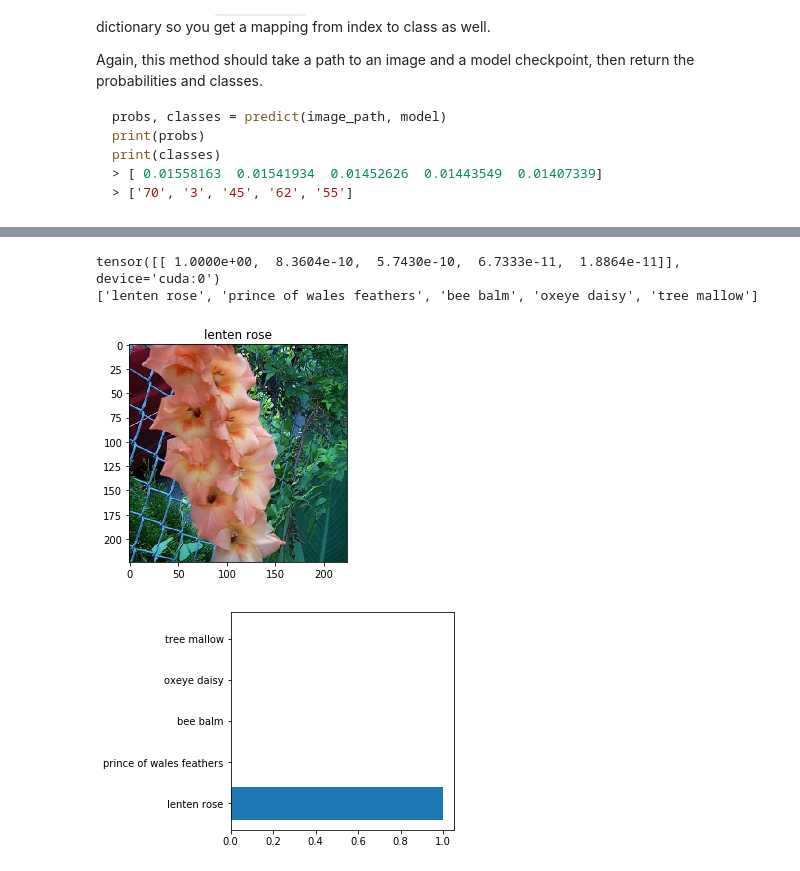
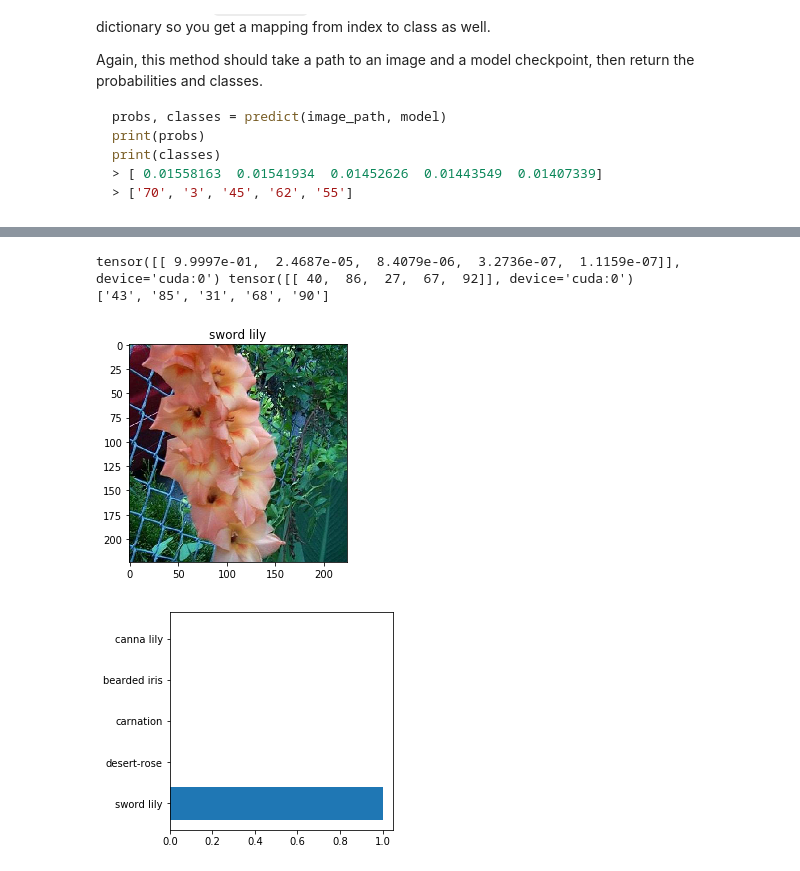
Before and after one commit to forestrywhale/DS2-Create-Image-Classifier, a Jupyter notebook: Image Classifier Project.ipynb, the cells around one changed output, grey strips where cells are left out. Saved outputs shown, nothing was run; the diff lists cells and outputs as text; code cells hidden in the pictures.

```diff
--- a/Image Classifier Project.ipynb
+++ b/Image Classifier Project.ipynb
@@ -458,9 +473,21 @@ def load_previous_model(filename, lr = 0.001):
     print(loaddata.keys())
     print(loaddata['class_to_idx'])
 
-    model = models.vgg16(pretrained=True)
+    model_name = loaddata['model_name']
+    if model_name == "vgg16":
+        model = models.vgg16(pretrained=True)
+    else:
+        model = models.vgg13(pretrained=True)
+
+    model.input_size = loaddata['input_size']
+    model.output_size = loaddata['output_size']
+    model.hidden_layers = loaddata['hidden_layers']
+    model.batch_size = loaddata['batch_size']
+    model.learning_rate = loaddata['learning_rate']
     model.classifier = loaddata['classifier']
     model.load_state_dict(loaddata['state_dict'])
+    model.epoch = loaddata["epoch"]
+    model.optimizer = loaddata['optimizer']
     model.class_to_idx = loaddata['class_to_idx']
     model.to('cuda')
 
@@ -680,31 +706,29 @@ print(train_data.class_to_idx)
 # %%
 # TODO: Display an image along with the top 5 classes
 # x_pos are possibilities
 # y_pos are indices
 x_pos, y_pos = predict("./flowers/train/43/image_02347.jpg",newmodel)
-print(x_pos)
-xp = x_pos[0].cpu().numpy()
+print(x_pos, y_pos )
 
-# change indices to class names
-y_names = []
-yn = y_pos[0].cpu().numpy()
-for item in yn:
+# Reverse the dict
+idx_to_class = {val: key for key, val in newmodel.class_to_idx.items()}
+# Get the correct indices
+top_classes = [idx_to_class[each] for each in y_pos[0].cpu().numpy()]
+# get the corresponding names
+y_names = [cat_to_name[each] for each in top_classes]
 
-    flowername = cat_to_name[str(item)]
-    y_names.append(flowername)
-
-print(y_names)
+print(top_classes)
 
 ax_img = imshow(b)
 ax_img.set_title(y_names[0])
 
 plt.figure(figsize=(4,4))
-plt.barh(range(len(y_names)), xp)
+plt.barh(range(len(y_names)), x_pos[0])
 plt.yticks(range(len(y_names)),y_names)
 
 plt.show()
 # %% [output]
-tensor([[ 1.0000e+00,  8.3604e-10,  5.7430e-10,  6.7333e-11,  1.8864e-11]], device='cuda:0')
-['lenten rose', 'prince of wales feathers', 'bee balm', 'oxeye daisy', 'tree mallow']
+tensor([[ 9.9997e-01,  2.4687e-05,  8.4079e-06,  3.2736e-07,  1.1159e-07]], device='cuda:0') tensor([[ 40,  86,  27,  67,  92]], device='cuda:0')
+['43', '85', '31', '68', '90']
-[figure, old version]
+[figure, new version]
-[figure, old version]
+[figure, new version]
```
Also changed, not shown: parts of 14 cells of this notebook.
